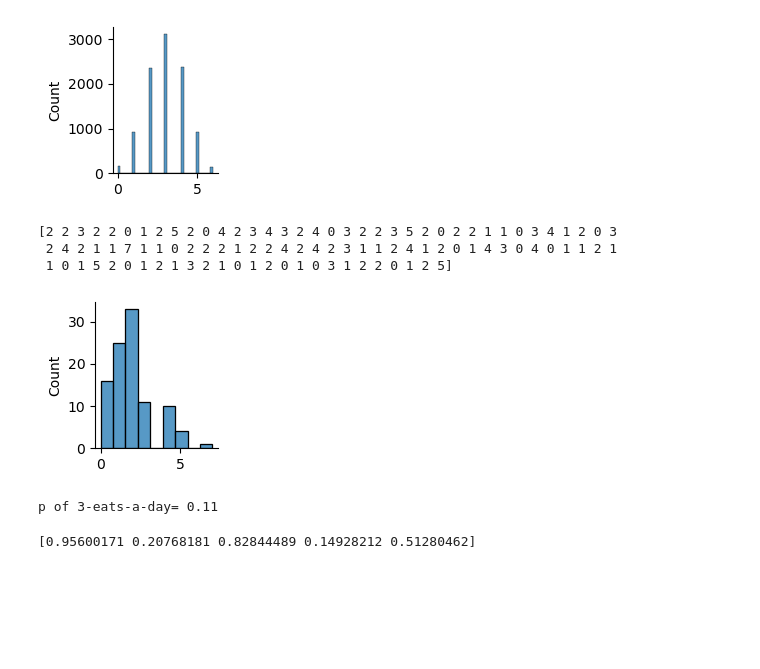
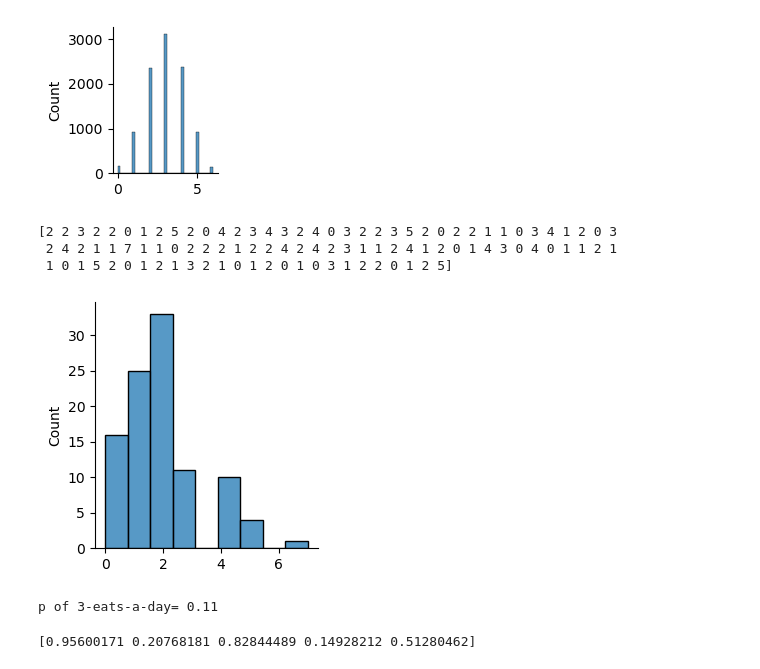
Before and after one commit to tansudasli/tensorflow-sandbox, a Jupyter notebook: numpy_distributions.ipynb, the cells around one changed output. Saved outputs shown, nothing was run; the diff lists cells and outputs as text; code cells hidden in the pictures; blank space fills up the shorter version.

```diff
--- a/numpy_distributions.ipynb
+++ b/numpy_distributions.ipynb
@@ -83,26 +83,26 @@ toss
 # %%
 # poisson distribution
 # - discrete
 # - events in a specific time
 # p(x=k-occurrence) = λ^k * e^(-λ) / k!
 
-# eats 2 times a day (mostly) => λ
+# eats 2 times a day (mostly) => λ (average value of events)
 # what is the probability of eating 3 times a day?
 eating = np.random.default_rng(1).poisson(lam=2, size=100)
 
 unique, counts = np.unique(eating, return_counts=True)
 
 print(eating)
 
-sns.displot(eating, height=2)
+sns.displot(eating, height=3)
 plt.show()
 
 print("p of 3-eats-a-day=", counts[3]/sum(counts))
 # %% [output]
 [2 2 3 2 2 0 1 2 5 2 0 4 2 3 4 3 2 4 0 3 2 2 3 5 2 0 2 2 1 1 0 3 4 1 2 0 3
  2 4 2 1 1 7 1 1 0 2 2 2 1 2 2 4 2 4 2 3 1 1 2 4 1 2 0 1 4 3 0 4 0 1 1 2 1
  1 0 1 5 2 0 1 2 1 3 2 1 0 1 2 0 1 0 3 1 2 2 0 1 2 5]
-[figure, old version]
+[figure, new version]
 p of 3-eats-a-day= 0.11
 # %%
 # uniform distribution
```
Also changed, not shown: parts of 4 cells of this notebook, 1 other file.
